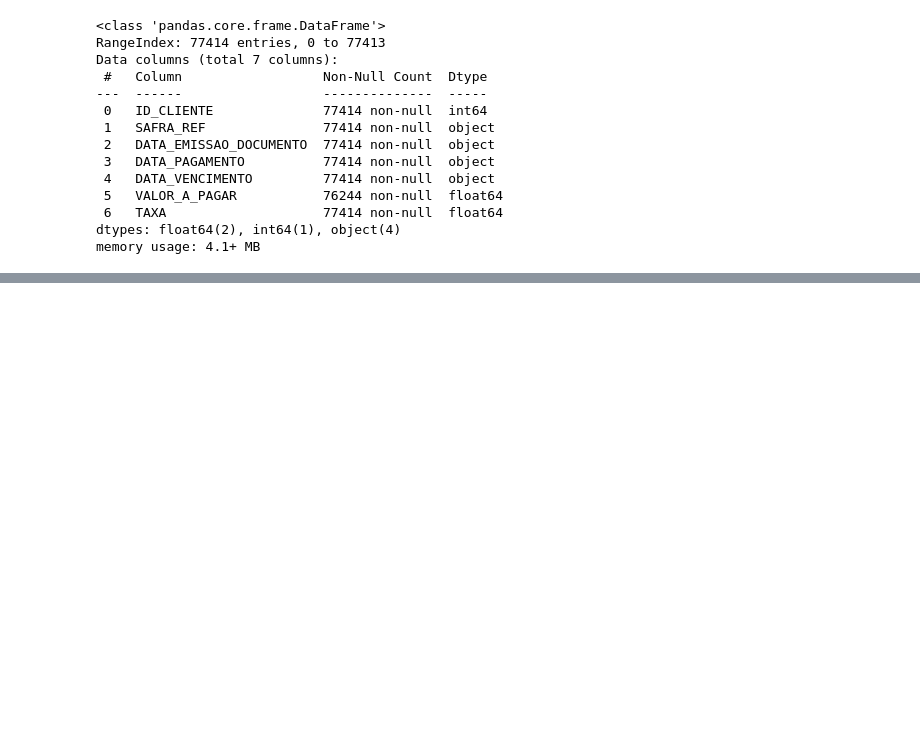
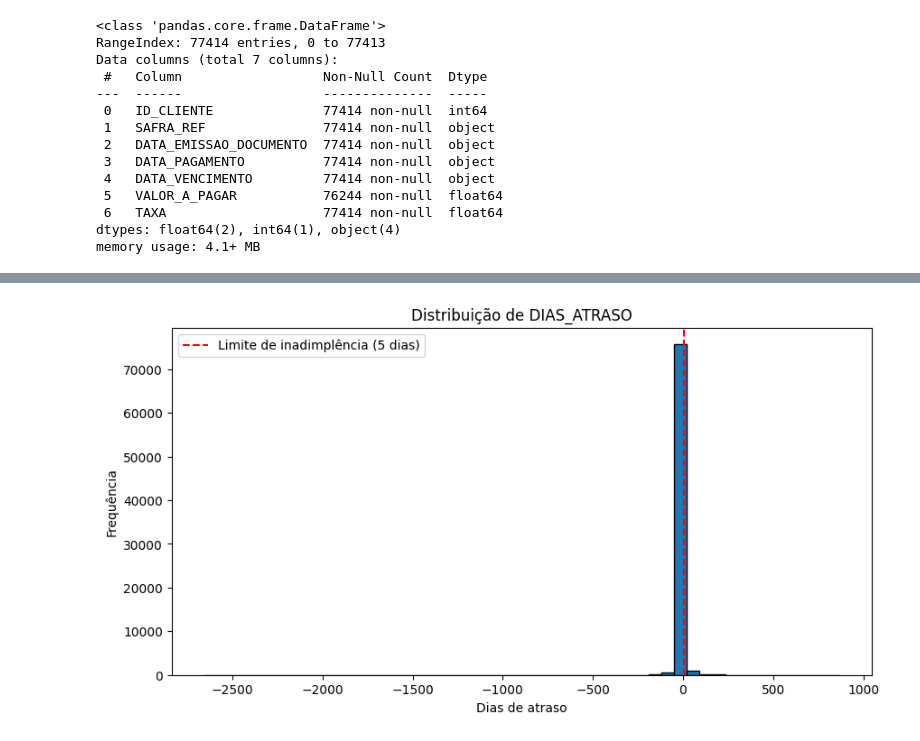
Before and after one commit to Gabverz/datarisk-case-ds-junior, a Jupyter notebook: notebooks/previsao_inadimplencia.ipynb, the cells around one changed output, grey strips where cells are left out. Cells and saved outputs as stored; diff of their text form; code cells hidden in the pictures; blank space fills up the shorter version.

Commit message:
explora base_pagamentos_desenvolvimento: conversao de datas, criacao da target e analise de outliers

```diff
--- a/notebooks/previsao_inadimplencia.ipynb
+++ b/notebooks/previsao_inadimplencia.ipynb
@@ -244,3 +246,20 @@ Data columns (total 7 columns):
  6   TAXA                    77414 non-null  float64
 dtypes: float64(2), int64(1), object(4)
 memory usage: 4.1+ MB
+# %%
+# Convertendo as colunas de data para datetime
+pagamentos_dev['DATA_EMISSAO_DOCUMENTO'] = pd.to_datetime(pagamentos_dev['DATA_EMISSAO_DOCUMENTO'])
+pagamentos_dev['DATA_VENCIMENTO'] = pd.to_datetime(pagamentos_dev['DATA_VENCIMENTO'])
+pagamentos_dev['DATA_PAGAMENTO'] = pd.to_datetime(pagamentos_dev['DATA_PAGAMENTO'])
+
+# SAFRA_REF também precisa virar datetime (formato YYYY-MM, igual na base_info)
+pagamentos_dev['SAFRA_REF'] = pd.to_datetime(pagamentos_dev['SAFRA_REF'], format='%Y-%m')
+
+# Calculando os dias de atraso: diferença entre pagamento e vencimento
+pagamentos_dev['DIAS_ATRASO'] = (pagamentos_dev['DATA_PAGAMENTO'] - pagamentos_dev['DATA_VENCIMENTO']).dt.days
+
+# Construindo a target: inadimplente se atraso for de 5 dias ou mais
+pagamentos_dev['TARGET_INADIMPLENCIA'] = (pagamentos_dev['DIAS_ATRASO'] >= 5).astype(int)
+
+# Checando a distribuição da target (proporção de inadimplentes)
+print(pagamentos_dev['TARGET_INADIMPLENCIA'].value_counts(normalize=True))
@@ -246,0 +298,12 @@ memory usage: 4.1+ MB
+# %%
+# Histograma da distribuição de DIAS_ATRASO (todos os registros)
+plt.figure(figsize=(10, 5))
+plt.hist(pagamentos_dev['DIAS_ATRASO'], bins=50, edgecolor='black')
+plt.axvline(x=5, color='red', linestyle='--', label='Limite de inadimplência (5 dias)')
+plt.xlabel('Dias de atraso')
+plt.ylabel('Frequência')
+plt.title('Distribuição de DIAS_ATRASO')
+plt.legend()
+plt.show()
+# %% [output]
+[figure, added]
```
Also changed, not shown: parts of 6 cells of this notebook.
